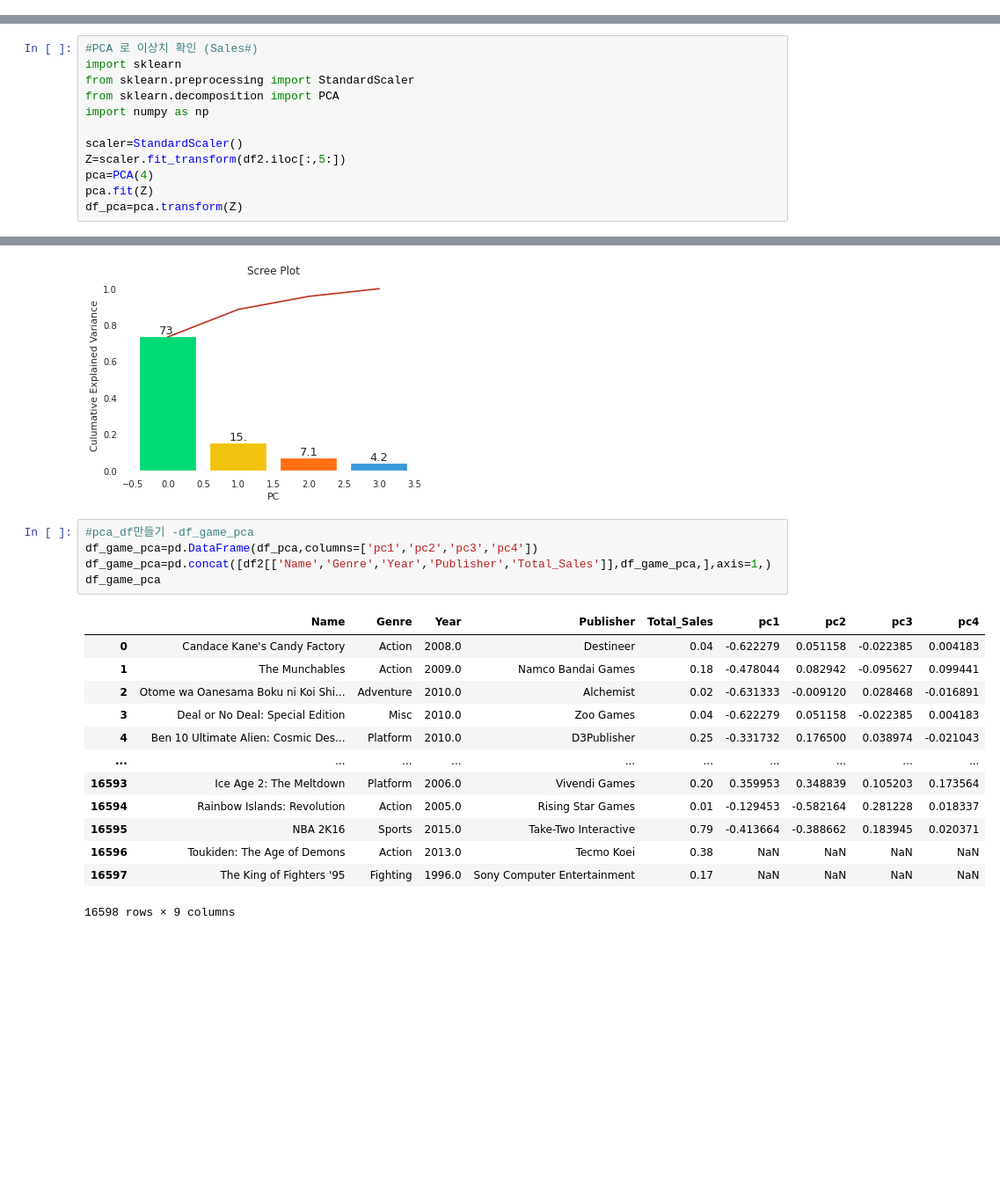
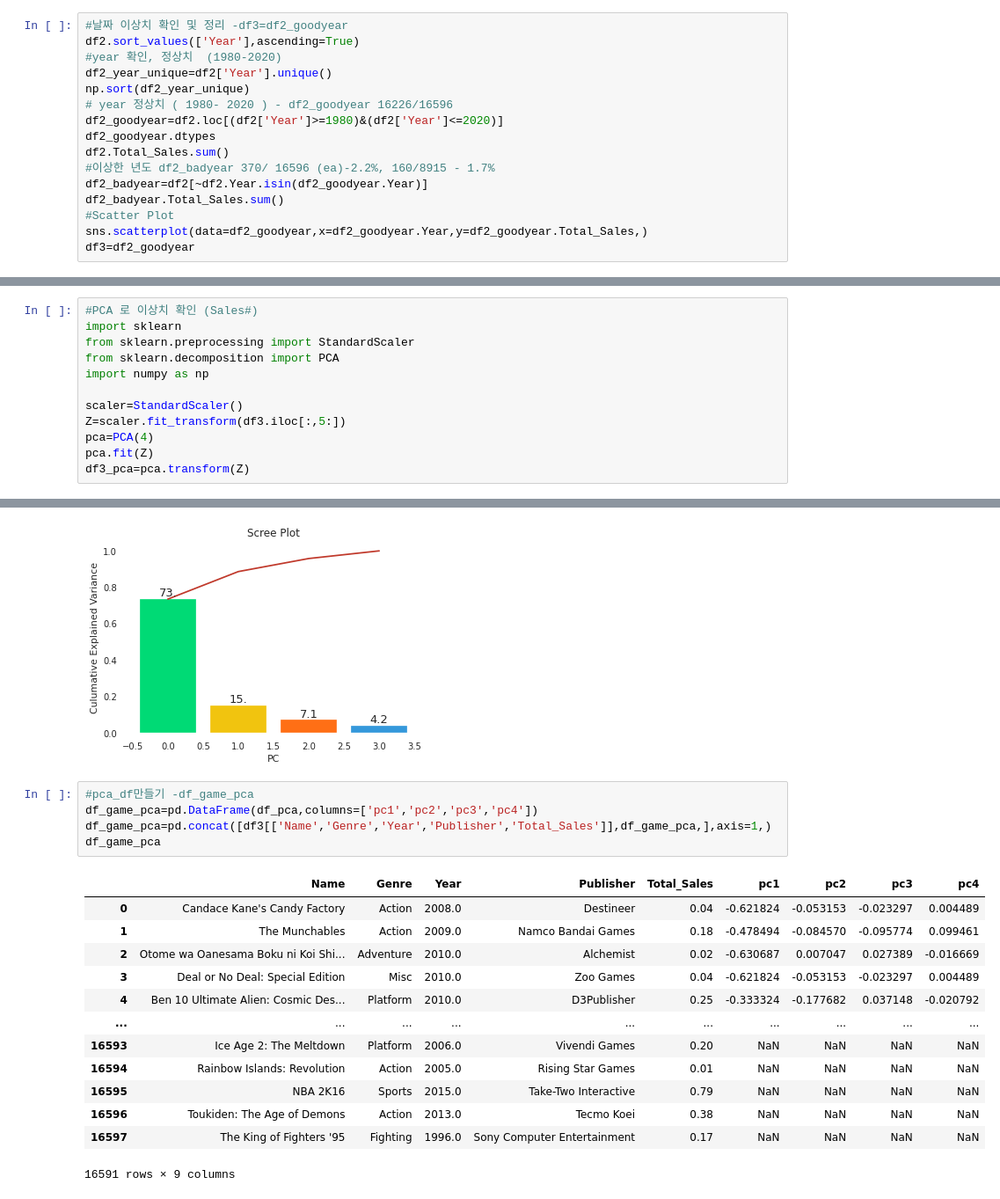
Before and after one commit to choheeee22/ds_Section1_Project, a Jupyter notebook: Section1_Project_GameIndustry.ipynb, the cells around one changed output, grey strips where cells are left out. Shown at 88% size. Cells and saved outputs as stored; diff of their text form; blank space fills up the shorter version.

```diff
--- a/Section1_Project_GameIndustry.ipynb
+++ b/Section1_Project_GameIndustry.ipynb
@@ -446,0 +409,16 @@ df2.sort_values(['Total_Sales'],ascending=True).head(20)
+# %%
+#날짜 이상치 확인 및 정리 -df3=df2_goodyear
+df2.sort_values(['Year'],ascending=True)
+#year 확인, 정상치  (1980-2020)
+df2_year_unique=df2['Year'].unique()
+np.sort(df2_year_unique)
+# year 정상치 ( 1980- 2020 ) - df2_goodyear 16226/16596
+df2_goodyear=df2.loc[(df2['Year']>=1980)&(df2['Year']<=2020)]
+df2_goodyear.dtypes
+df2.Total_Sales.sum()
+#이상한 년도 df2_badyear 370/ 16596 (ea)-2.2%, 160/8915 - 1.7%
+df2_badyear=df2[~df2.Year.isin(df2_goodyear.Year)]
+df2_badyear.Total_Sales.sum()
+#Scatter Plot
+sns.scatterplot(data=df2_goodyear,x=df2_goodyear.Year,y=df2_goodyear.Total_Sales,)
+df3=df2_goodyear
@@ -452,10 +432,10 @@ from sklearn.decomposition import PCA
 import numpy as np
 
 scaler=StandardScaler()
-Z=scaler.fit_transform(df2.iloc[:,5:])
+Z=scaler.fit_transform(df3.iloc[:,5:])
 pca=PCA(4)
 pca.fit(Z)
-df_pca=pca.transform(Z)
+df3_pca=pca.transform(Z)
 # %%
 num_components=len(pca.explained_variance_ratio_)
 vals=pca.explained_variance_ratio_
@@ -483,20 +463,20 @@ plt.show()
 # %%
 #pca_df만들기 -df_game_pca
 df_game_pca=pd.DataFrame(df_pca,columns=['pc1','pc2','pc3','pc4'])
-df_game_pca=pd.concat([df2[['Name','Genre','Year','Publisher','Total_Sales']],df_game_pca,],axis=1,)
+df_game_pca=pd.concat([df3[['Name','Genre','Year','Publisher','Total_Sales']],df_game_pca,],axis=1,)
 df_game_pca
 # %% [output]
 |  | Name | Genre | Year | Publisher | Total_Sales | pc1 | pc2 | pc3 | pc4 |
-| 0 | Candace Kane's Candy Factory | Action | 2008.0 | Destineer | 0.04 | -0.622279 | 0.051158 | -0.022385 | 0.004183 |
-| 1 | The Munchables | Action | 2009.0 | Namco Bandai Games | 0.18 | -0.478044 | 0.082942 | -0.095627 | 0.099441 |
-| 2 | Otome wa Oanesama Boku ni Koi Shi... | Adventure | 2010.0 | Alchemist | 0.02 | -0.631333 | -0.009120 | 0.028468 | -0.016891 |
-| 3 | Deal or No Deal: Special Edition | Misc | 2010.0 | Zoo Games | 0.04 | -0.622279 | 0.051158 | -0.022385 | 0.004183 |
-| 4 | Ben 10 Ultimate Alien: Cosmic Des... | Platform | 2010.0 | D3Publisher | 0.25 | -0.331732 | 0.176500 | 0.038974 | -0.021043 |
+| 0 | Candace Kane's Candy Factory | Action | 2008.0 | Destineer | 0.04 | -0.621824 | -0.053153 | -0.023297 | 0.004489 |
+| 1 | The Munchables | Action | 2009.0 | Namco Bandai Games | 0.18 | -0.478494 | -0.084570 | -0.095774 | 0.099461 |
+| 2 | Otome wa Oanesama Boku ni Koi Shi... | Adventure | 2010.0 | Alchemist | 0.02 | -0.630687 | 0.007047 | 0.027389 | -0.016669 |
+| 3 | Deal or No Deal: Special Edition | Misc | 2010.0 | Zoo Games | 0.04 | -0.621824 | -0.053153 | -0.023297 | 0.004489 |
+| 4 | Ben 10 Ultimate Alien: Cosmic Des... | Platform | 2010.0 | D3Publisher | 0.25 | -0.333324 | -0.177682 | 0.037148 | -0.020792 |
 | ... | ... | ... | ... | ... | ... | ... | ... | ... | ... |
-| 16593 | Ice Age 2: The Meltdown | Platform | 2006.0 | Vivendi Games | 0.20 | 0.359953 | 0.348839 | 0.105203 | 0.173564 |
-| 16594 | Rainbow Islands: Revolution | Action | 2005.0 | Rising Star Games | 0.01 | -0.129453 | -0.582164 | 0.281228 | 0.018337 |
-| 16595 | NBA 2K16 | Sports | 2015.0 | Take-Two Interactive | 0.79 | -0.413664 | -0.388662 | 0.183945 | 0.020371 |
+| 16593 | Ice Age 2: The Meltdown | Platform | 2006.0 | Vivendi Games | 0.20 | NaN | NaN | NaN | NaN |
+| 16594 | Rainbow Islands: Revolution | Action | 2005.0 | Rising Star Games | 0.01 | NaN | NaN | NaN | NaN |
+| 16595 | NBA 2K16 | Sports | 2015.0 | Take-Two Interactive | 0.79 | NaN | NaN | NaN | NaN |
 | 16596 | Toukiden: The Age of Demons | Action | 2013.0 | Tecmo Koei | 0.38 | NaN | NaN | NaN | NaN |
 | 16597 | The King of Fighters '95 | Fighting | 1996.0 | Sony Computer Entertainment | 0.17 | NaN | NaN | NaN | NaN |
-16598 rows × 9 columns
+16591 rows × 9 columns
 # %%
```
Also changed, not shown: parts of 32 cells of this notebook.
